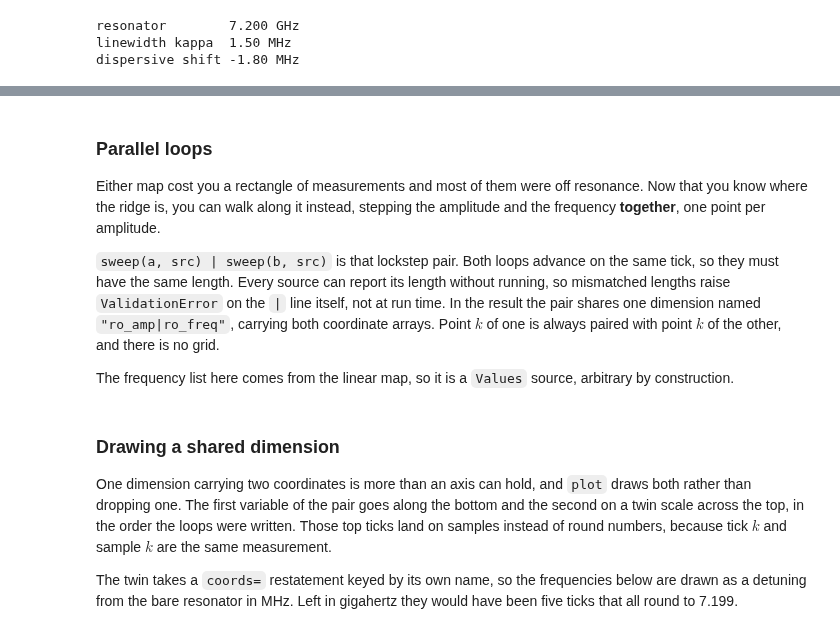
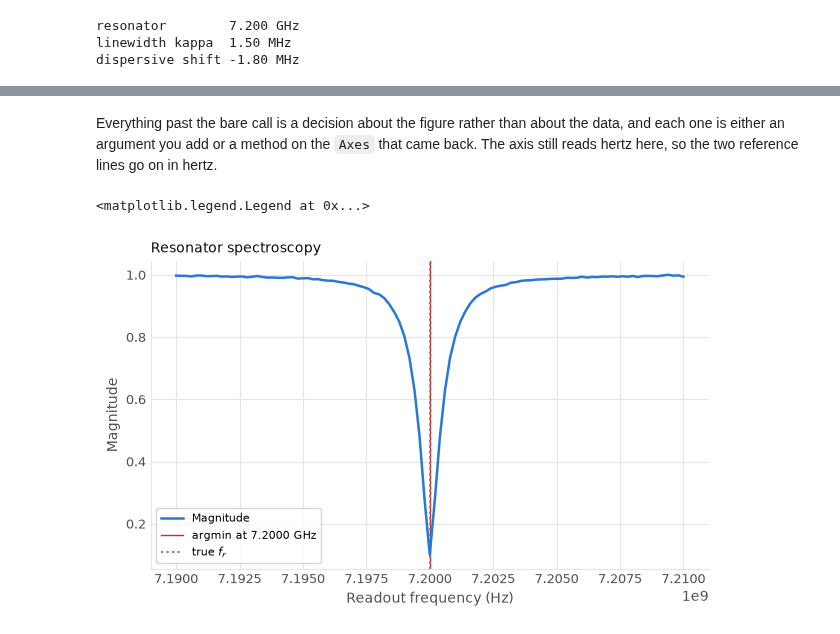
Before and after one commit to qilimanjaro-tech/ieee-qce26-qprogram-tutorial, a Jupyter notebook: notebooks/02_sweeps_and_results.ipynb, the cells around one changed output, grey strips where cells are left out. Cells and saved outputs as stored; diff of their text form; code cells hidden in the pictures.

```diff
--- a/notebooks/02_sweeps_and_results.ipynb
+++ b/notebooks/02_sweeps_and_results.ipynb
@@ -649,15 +636,11 @@ Logspace kind: arbitrary against Linspace: linear
 # %% [markdown]
-### Parallel loops
-
-Either map cost you a rectangle of measurements and most of them were off resonance. Now that you know where the ridge is, you can walk along it instead, stepping the amplitude and the frequency **together**, one point per amplitude.
-
-`sweep(a, src) | sweep(b, src)` is that lockstep pair. Both loops advance on the same tick, so they must have the same length. Every source can report its length without running, so mismatched lengths raise `ValidationError` on the `|` line itself, not at run time. In the result the pair shares one dimension named `"ro_amp|ro_freq"`, carrying both coordinate arrays. Point $k$ of one is always paired with point $k$ of the other, and there is no grid.
-
-The frequency list here comes from the linear map, so it is a `Values` source, arbitrary by construction.
+Everything past the bare call is a decision about the figure rather than about the data, and each one is either an argument you add or a method on the `Axes` that came back. The axis still reads hertz here, so the two reference lines go on in hertz.
-# %% [markdown]
-### Drawing a shared dimension
-
-One dimension carrying two coordinates is more than an axis can hold, and `plot` draws both rather than dropping one. The first variable of the pair goes along the bottom and the second on a twin scale across the top, in the order the loops were written. Those top ticks land on samples instead of round numbers, because tick $k$ and sample $k$ are the same measurement.
-
-The twin takes a `coords=` restatement keyed by its own name, so the frequencies below are drawn as a detuning from the bare resonator in MHz. Left in gigahertz they would have been five ticks that all round to 7.199.
+# %%
+ax = result.plot(m_spec, channels="magnitude", title="Resonator spectroscopy")
+ax.axvline(f_dip, color="tab:red", lw=1, label=f"argmin at {f_dip / 1e9:.4f} GHz")
+ax.axvline(DEVICE["q0_fr"], color="grey", ls=":", label="true $f_r$")
+ax.legend(fontsize=8)
+# %% [output]
+<matplotlib.legend.Legend at 0x...>
+[figure, added]
 # %% [markdown]
```
Also changed, not shown: parts of 99 cells of this notebook, 15 other files.
